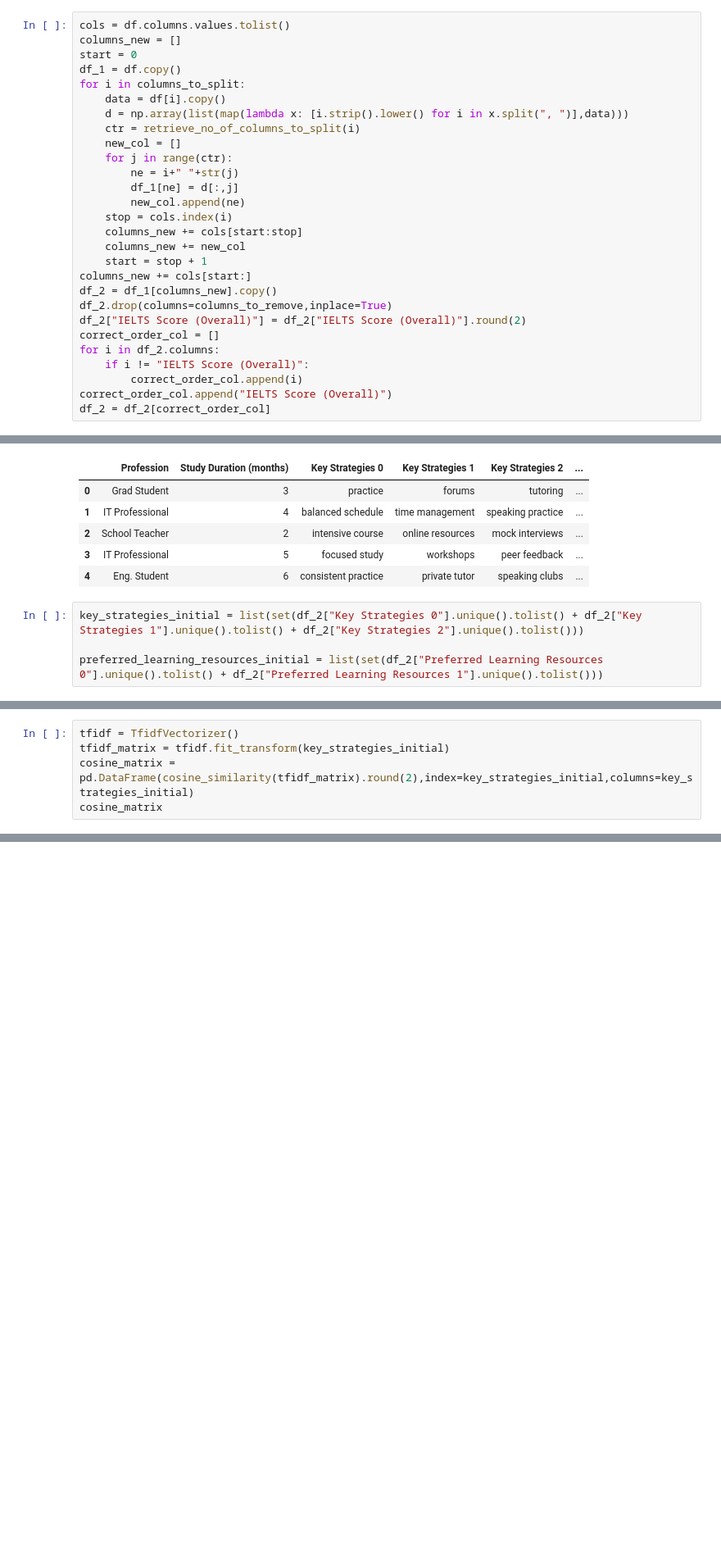
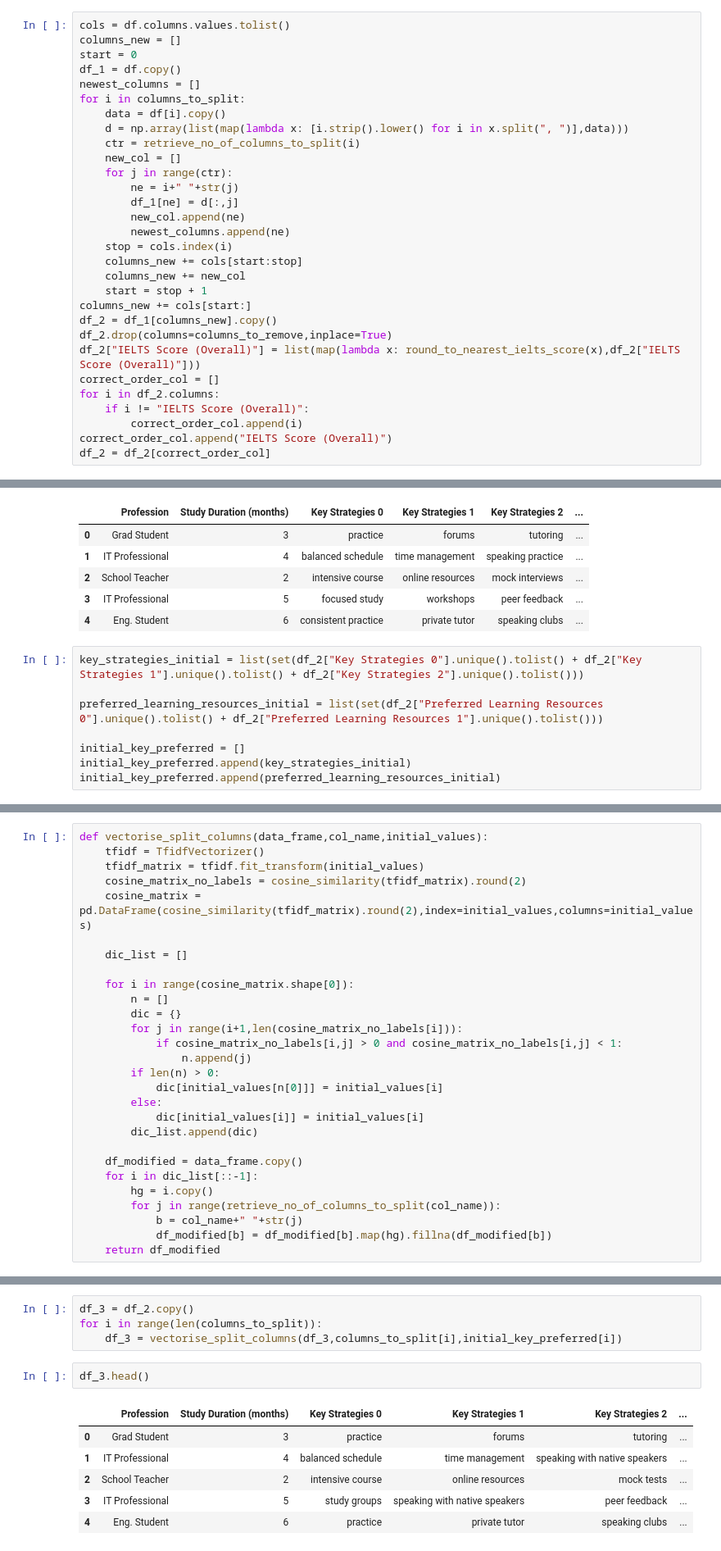
Before and after one commit to amithvardhan99/videos, a Jupyter notebook: IELTS Success Stories Dataset/notebook.ipynb, the cells around one changed output, grey strips where cells are left out. Shown at 82% size. Saved outputs shown, nothing was run; the diff lists cells and outputs as text; blank space fills up the shorter version.

```diff
--- a/IELTS Success Stories Dataset/notebook.ipynb
+++ b/IELTS Success Stories Dataset/notebook.ipynb
@@ -36,6 +54,7 @@ cols = df.columns.values.tolist()
 columns_new = []
 start = 0
 df_1 = df.copy()
+newest_columns = []
 for i in columns_to_split:
     data = df[i].copy()
     d = np.array(list(map(lambda x: [i.strip().lower() for i in x.split(", ")],data)))
@@ -45,6 +64,7 @@ for i in columns_to_split:
         ne = i+" "+str(j)
         df_1[ne] = d[:,j]
         new_col.append(ne)
+        newest_columns.append(ne)
     stop = cols.index(i)
     columns_new += cols[start:stop]
     columns_new += new_col
@@ -52,7 +72,7 @@ for i in columns_to_split:
 columns_new += cols[start:]
 df_2 = df_1[columns_new].copy()
 df_2.drop(columns=columns_to_remove,inplace=True)
-df_2["IELTS Score (Overall)"] = df_2["IELTS Score (Overall)"].round(2)
+df_2["IELTS Score (Overall)"] = list(map(lambda x: round_to_nearest_ielts_score(x),df_2["IELTS Score (Overall)"]))
 correct_order_col = []
 for i in df_2.columns:
     if i != "IELTS Score (Overall)":
@@ -72,3 +92,7 @@ df_2.head()
 key_strategies_initial = list(set(df_2["Key Strategies 0"].unique().tolist() + df_2["Key Strategies 1"].unique().tolist() + df_2["Key Strategies 2"].unique().tolist()))
 
 preferred_learning_resources_initial = list(set(df_2["Preferred Learning Resources 0"].unique().tolist() + df_2["Preferred Learning Resources 1"].unique().tolist()))
+
+initial_key_preferred = []
+initial_key_preferred.append(key_strategies_initial)
+initial_key_preferred.append(preferred_learning_resources_initial)
@@ -75,5 +119,28 @@ preferred_learning_resources_initial = list(set(df_2["Preferred Learning Resourc
 # %%
-tfidf = TfidfVectorizer()
-tfidf_matrix = tfidf.fit_transform(key_strategies_initial)
-cosine_matrix = pd.DataFrame(cosine_similarity(tfidf_matrix).round(2),index=key_strategies_initial,columns=key_strategies_initial)
-cosine_matrix
+def vectorise_split_columns(data_frame,col_name,initial_values):
+    tfidf = TfidfVectorizer()
+    tfidf_matrix = tfidf.fit_transform(initial_values)
+    cosine_matrix_no_labels = cosine_similarity(tfidf_matrix).round(2)
+    cosine_matrix = pd.DataFrame(cosine_similarity(tfidf_matrix).round(2),index=initial_values,columns=initial_values)
+
+    dic_list = []
+
+    for i in range(cosine_matrix.shape[0]):
+        n = []
+        dic = {}
+        for j in range(i+1,len(cosine_matrix_no_labels[i])):
+            if cosine_matrix_no_labels[i,j] > 0 and cosine_matrix_no_labels[i,j] < 1:
+                n.append(j)
+        if len(n) > 0:
+            dic[initial_values[n[0]]] = initial_values[i]
+        else:
+            dic[initial_values[i]] = initial_values[i]
+        dic_list.append(dic)
+
+    df_modified = data_frame.copy()
+    for i in dic_list[::-1]:
+        hg = i.copy()
+        for j in range(retrieve_no_of_columns_to_split(col_name)):
+            b = col_name+" "+str(j)
+            df_modified[b] = df_modified[b].map(hg).fillna(df_modified[b])
+    return df_modified
@@ -102,0 +147,13 @@ retrieve_no_of_columns_to_split("Preferred Learning Resources")
+# %%
+df_3 = df_2.copy()
+for i in range(len(columns_to_split)):
+    df_3 = vectorise_split_columns(df_3,columns_to_split[i],initial_key_preferred[i])
+# %%
+df_3.head()
+# %% [output]
+|  | Profession | Study Duration (months) | Key Strategies 0 | Key Strategies 1 | Key Strategies 2 | ... |
+| 0 | Grad Student | 3 | practice | forums | tutoring | ... |
+| 1 | IT Professional | 4 | balanced schedule | time management | speaking with native speakers | ... |
+| 2 | School Teacher | 2 | intensive course | online resources | mock tests | ... |
+| 3 | IT Professional | 5 | study groups | speaking with native speakers | peer feedback | ... |
+| 4 | Eng. Student | 6 | practice | private tutor | speaking clubs | ... |
```
Also changed, not shown: parts of 13 cells of this notebook.
